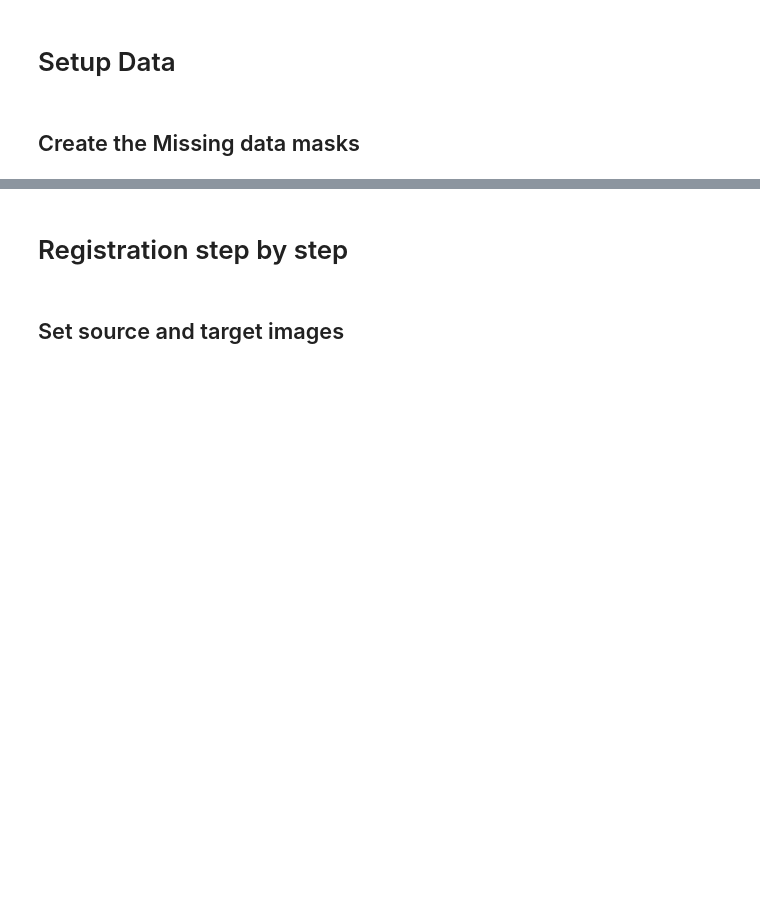
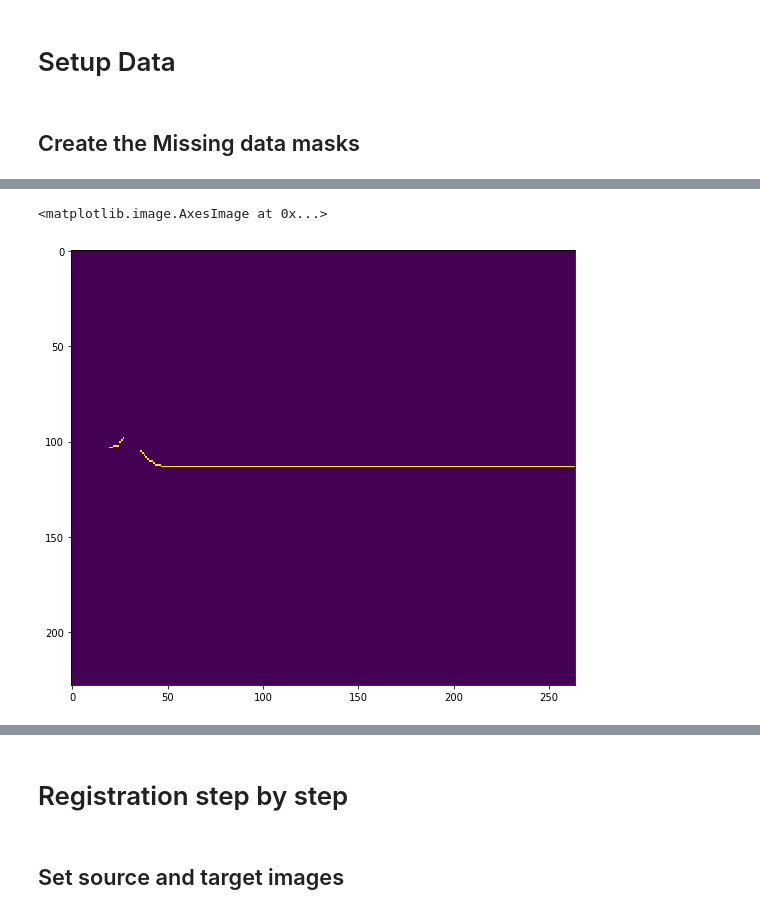
Before and after one commit to neurodata-cobalt/cobalt, a Jupyter notebook: src/jupyter/jyim6/missing_data_reg.ipynb, the cells around one changed output, grey strips where cells are left out. Cells and saved outputs as stored; diff of their text form; code cells hidden in the pictures; blank space fills up the shorter version.

```diff
--- a/src/jupyter/jyim6/missing_data_reg.ipynb
+++ b/src/jupyter/jyim6/missing_data_reg.ipynb
@@ -228,0 +232,2 @@ plt.savefig("masked_atlases.png")
+# %%
+height, depth, width =  hemi_mask.shape
@@ -228,0 +239,11 @@ plt.savefig("masked_atlases.png")
+# %%
+boundary = np.zeros((height, width))
+for i in range(width):
+    for j in reversed(range(height)):
+        if hemi_mask[j,50,i] > 0:
+            boundary[j,i] = 1
+            break
+plt.imshow(boundary)
+# %% [output]
+<matplotlib.image.AxesImage at 0x...>
+[figure, added]
```
Also changed, not shown: parts of 28 cells of this notebook, 9 other files.
